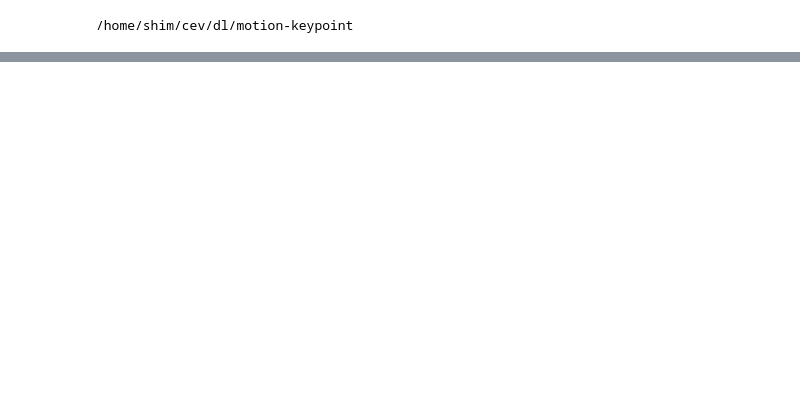
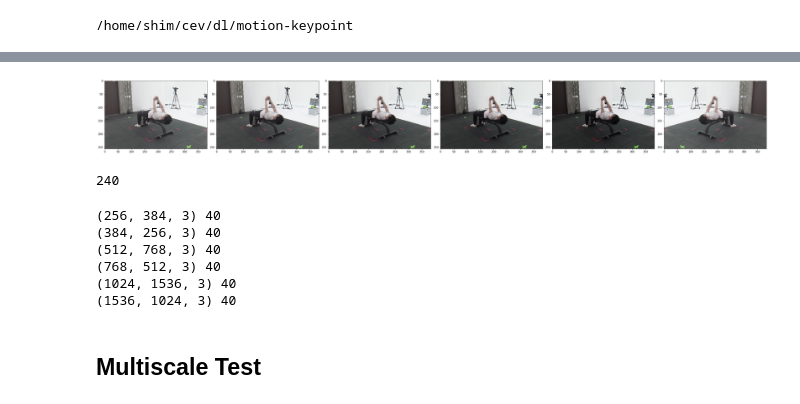
Before and after one commit to Kitsunetic/motion-keypoint, a Jupyter notebook: script/effdet 자르기.ipynb, the cells around one changed output, grey strips where cells are left out. Drawn from its saved outputs; the diff is of its cells as text; code cells hidden in the pictures; blank space fills up the shorter version.

```diff
--- a/script/effdet 자르기.ipynb
+++ b/script/effdet 자르기.ipynb
@@ -147,0 +137,30 @@ plt.imshow(img_ori[int_ori_bbox[1] : int_ori_bbox[3], int_ori_bbox[0] : int_ori_
+# %%
+imgs = []
+with tqdm(total=L, ncols=100, file=sys.stdout) as t:
+    for i in range(L):
+        file, img = ds[i]
+        for size, rotation, vflip, hflip, gamma in product(sizes, rotations, vflips, hflips, gammas):
+            img_ = img.cuda().unsqueeze(0)
+            if gamma != 1.0:
+                img_ = utils.normalize(utils.denormalize(img_) ** gamma)
+            if C.dataset.input_height != size[1] and C.dataset.input_width != size[0]:
+                img_ = F.interpolate(img_, size[::-1])
+            if rotation > 0:
+                img_ = torch.rot90(img_, k=rotation, dims=(2, 3))
+            if vflip:
+                img_ = torch.flip(img_, dims=(2,))
+            if hflip:
+                img_ = torch.flip(img_, dims=(3,))
+
+            img_np = imgs.append(utils.denormalize(img_).mul(255).squeeze(0).permute(1, 2, 0).cpu().type(torch.uint8).numpy())
+
+        t.update()
+        break
+# %%
+utils.imshows(*imgs[0:6])
+# %% [output]
+[figure, added]
+# %%
+len(imgs)
+# %% [output]
+240
@@ -147,0 +171,12 @@ plt.imshow(img_ori[int_ori_bbox[1] : int_ori_bbox[3], int_ori_bbox[0] : int_ori_
+# %%
+for key, items in size_dict.items():
+    print(key, len(items))
+# %% [output]
+(256, 384, 3) 40
+(384, 256, 3) 40
+(512, 768, 3) 40
+(768, 512, 3) 40
+(1024, 1536, 3) 40
+(1536, 1024, 3) 40
+# %% [markdown]
+## Multiscale Test
```
Also changed, not shown: parts of 66 cells of this notebook, 2 other files.
